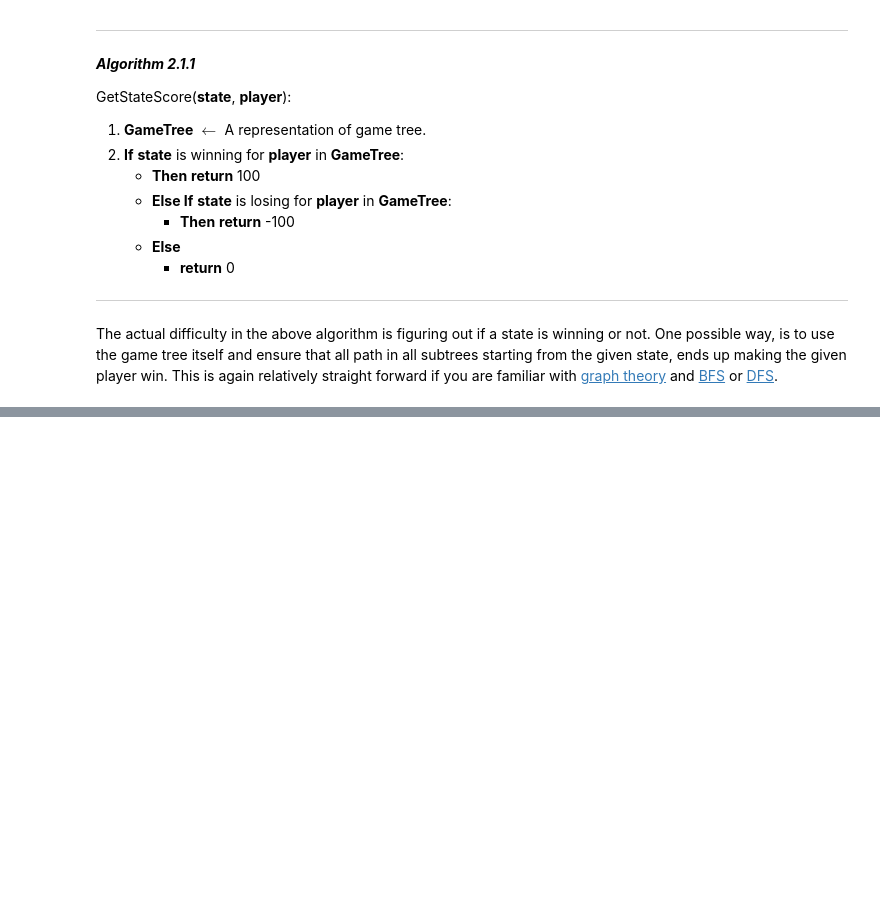
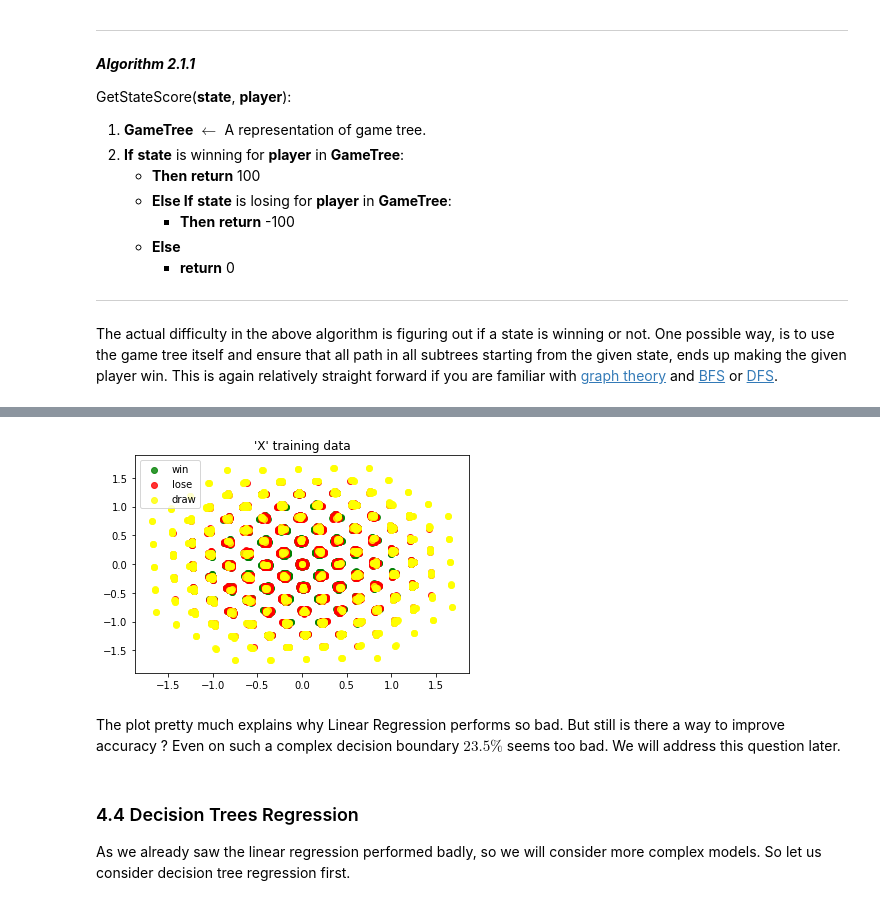
Before and after one commit to amit9oct/Games-With-ML, a Jupyter notebook: TicTacToe/TicTacToeModelGen.ipynb, the cells around one changed output, grey strips where cells are left out. Cells and saved outputs as stored; diff of their text form; code cells hidden in the pictures; blank space fills up the shorter version.

Commit message:
Finished First cut with basic algorithms

```diff
--- a/TicTacToe/TicTacToeModelGen.ipynb
+++ b/TicTacToe/TicTacToeModelGen.ipynb
@@ -203,0 +262,7 @@ print(x_class_model.coef_, " * state + ", x_class_model.intercept_)
+# %%
+x_training_data_full = (data[(data.IsO == 0)]).drop(columns=["IsO", "score"])
+o_training_data_full = (data[(data.IsO == 1)]).drop(columns=["IsO", "score"])
+x_training_data_full.reset_index(drop=True, inplace=True)
+o_training_data_full.reset_index(drop=True, inplace=True)
+x_score_full = [score for score in data[(data.IsO == 0)]["score"]]
+o_score_full = [score for score in data[(data.IsO == 1)]["score"]]
@@ -203,0 +297,24 @@ print(x_class_model.coef_, " * state + ", x_class_model.intercept_)
+# %%
+from sklearn.decomposition import PCA
+import matplotlib.pyplot as plt
+
+x_pca2_training_data = PCA(n_components=2).fit_transform(x_training_data_full)
+# %%
+import numpy as np
+x_pca2_training_data_win = np.array([x_pca2_training_data[idx] for idx, score in enumerate(x_score_full) if str(x_score_full[idx]) == "100"])
+x_pca2_training_data_lose = np.array([x_pca2_training_data[idx] for idx, score in enumerate(x_score_full) if str(x_score_full[idx]) == "-100"])
+x_pca2_training_data_draw = np.array([x_pca2_training_data[idx] for idx, score in enumerate(x_score_full) if str(x_score_full[idx]) == "0"])
+plt.scatter(x_pca2_training_data_win[:,0], x_pca2_training_data_win[:,1], color="green", label="win", alpha=0.8)
+plt.scatter(x_pca2_training_data_lose[:,0], x_pca2_training_data_lose[:,1], color="red", label="lose", alpha=0.8)
+plt.scatter(x_pca2_training_data_draw[:,0], x_pca2_training_data_draw[:,1], color="yellow", label="draw", alpha=0.8)
+plt.title('\'X\' training data')
+plt.legend()
+plt.show()
+# %% [output]
+[figure, added]
+# %% [markdown]
+The plot pretty much explains why Linear Regression performs so bad. But still is there a way to improve accuracy ? Even on such a complex decision boundary $23.5\%$ seems too bad. We will address this question later.
+# %% [markdown]
+### 4.4 Decision Trees Regression
+
+As we already saw the linear regression performed badly, so we will consider more complex models. So let us consider decision tree regression first.
```
Also changed, not shown: parts of 51 cells of this notebook.
